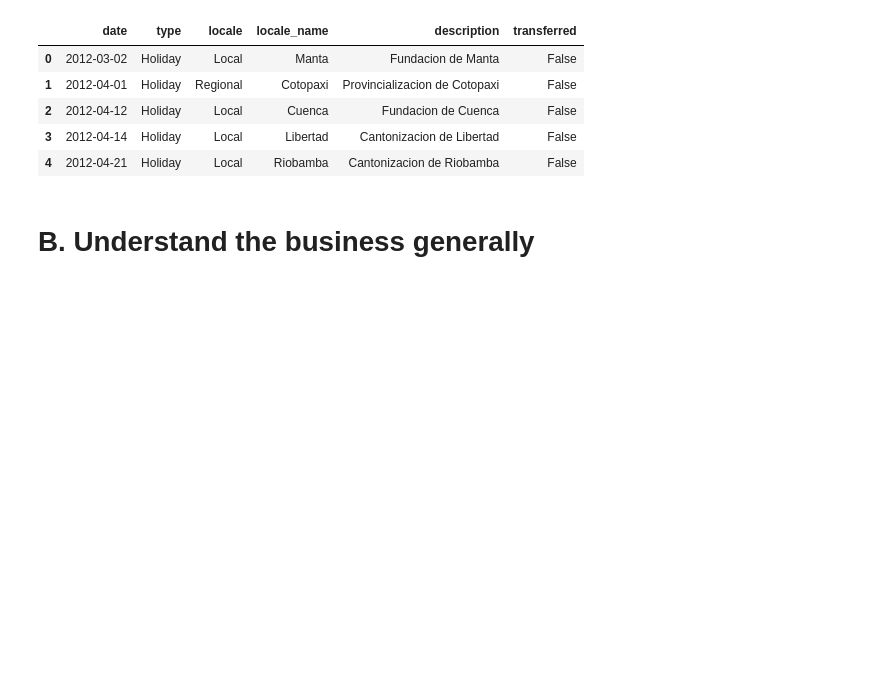
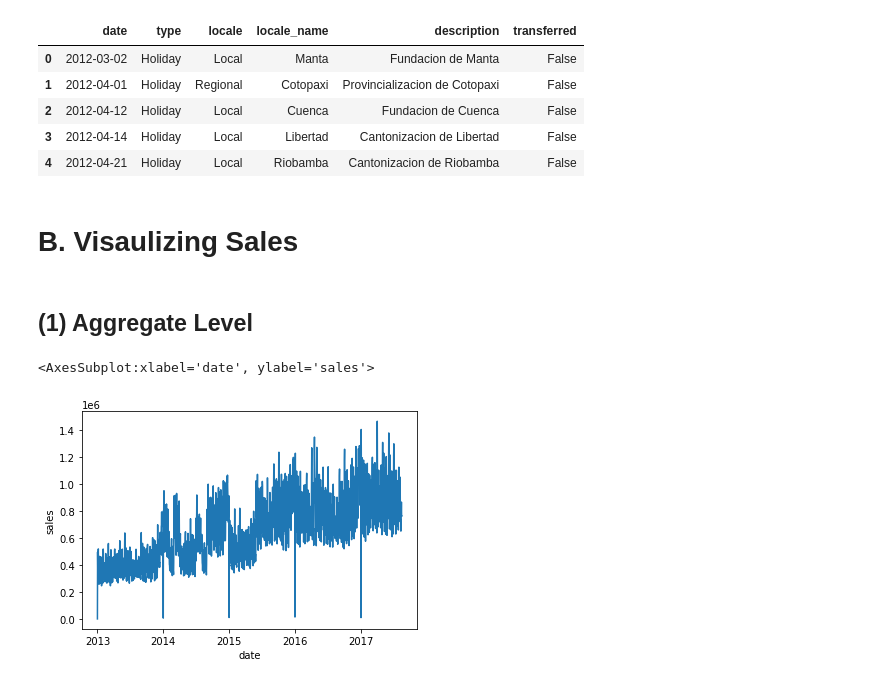
Before and after one commit to eihle/ts-store-sales, a Jupyter notebook: forecasting_store_sales.ipynb, the cells around one changed output. Saved outputs shown, nothing was run; the diff lists cells and outputs as text; code cells hidden in the pictures; blank space fills up the shorter version.

```diff
--- a/forecasting_store_sales.ipynb
+++ b/forecasting_store_sales.ipynb
@@ -15,14 +15,19 @@ to do
 # %%
 import pandas as pd
+import seaborn as sns
+import datetime as dt
+
+pd.options.display.float_format = '{:,.2f}'.format
+sns.set(rc = {'figure.figsize':(11,8)})
 # %%
 # https://www.kaggle.com/c/store-sales-time-series-forecasting/data
 
-df_train = pd.read_csv('train.csv',sep=',')
+df_train = pd.read_csv('train.csv',sep=',',parse_dates=['date'])
 df_test = pd.read_csv('test.csv',sep=',')
 df_submission = pd.read_csv('sample_submission.csv',sep=',')
 df_stores = pd.read_csv('stores.csv',sep=',')
-df_oil = pd.read_csv('oil.csv',sep=',')
-df_holidays_events = pd.read_csv('holidays_events.csv',sep=',')
+df_oil = pd.read_csv('oil.csv',sep=',',parse_dates=['date'])
+df_holidays_events = pd.read_csv('holidays_events.csv',sep=',',parse_dates=['date'])
 # %%
 df_train.head()
 # %% [output]
@@ -77,5 +82,14 @@ df_holidays_events.head()
 | 2 | 2012-04-12 | Holiday | Local | Cuenca | Fundacion de Cuenca | False |
 | 3 | 2012-04-14 | Holiday | Local | Libertad | Cantonizacion de Libertad | False |
 | 4 | 2012-04-21 | Holiday | Local | Riobamba | Cantonizacion de Riobamba | False |
-# %% [markdown]
-# B. Understand the business generally
+# %% [markdown]
+# B. Visaulizing Sales
+# %% [markdown]
+## (1) Aggregate Level
+# %%
+df_daily_sales = (df_train.groupby(by='date').sum().drop(columns=['id','store_nbr','onpromotion']))
+# %%
+sns.lineplot(data=df_daily_sales,x=df_daily_sales.index,y='sales')
+# %% [output]
+<AxesSubplot:xlabel='date', ylabel='sales'>
+[figure, added]
```
Also changed, not shown: parts of 15 cells of this notebook.
